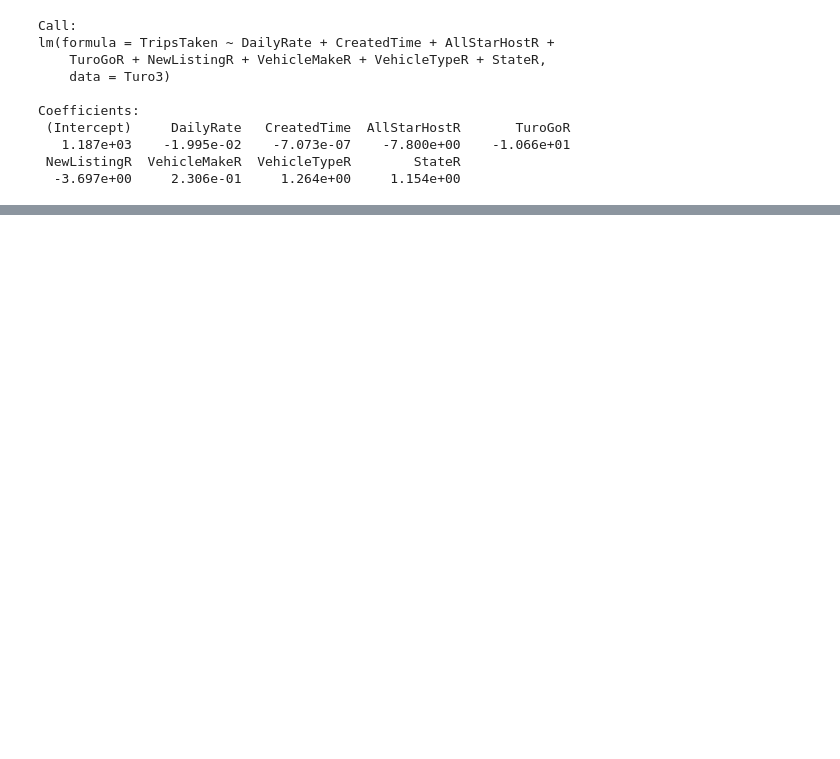
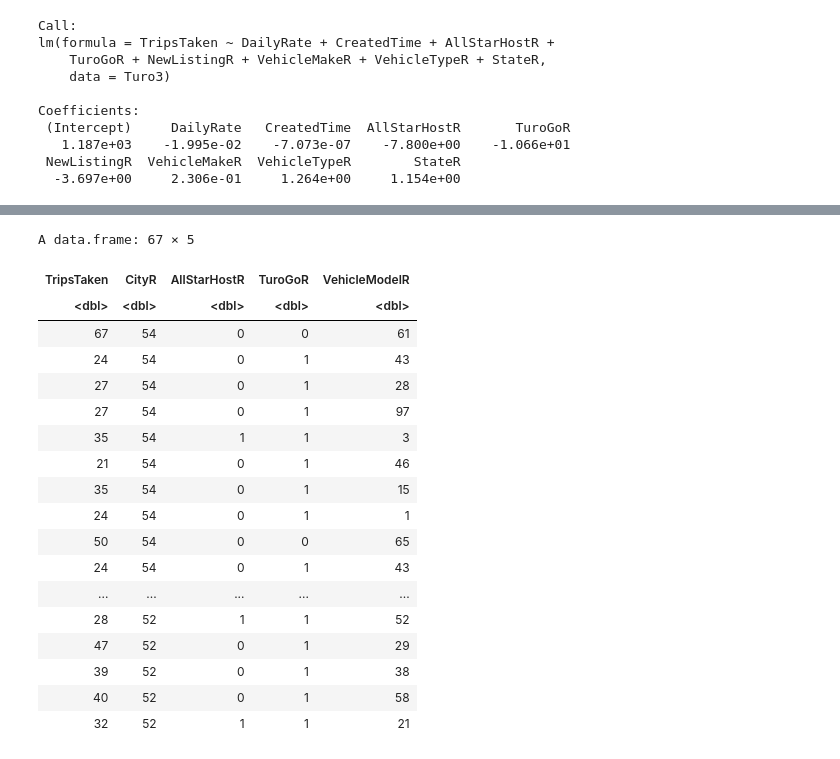
Before and after one commit to RoNarh/Turo-Market-Analysis, a Jupyter notebook: 1-Final Project Turo - R.ipynb, the cells around one changed output, grey strips where cells are left out. Drawn from its saved outputs; the diff is of its cells as text; code cells hidden in the pictures; blank space fills up the shorter version.

```diff
--- a/1-Final Project Turo - R.ipynb
+++ b/1-Final Project Turo - R.ipynb
@@ -2191,0 +2486,2 @@ Verifying the backwards regression - I only have Coefficients, no sinficant code
+# %%
+Turo7=subset(Turo2, select=c(TripsTaken, CityR, AllStarHostR, TuroGoR, VehicleModelR))
@@ -2191,0 +2500,24 @@ Verifying the backwards regression - I only have Coefficients, no sinficant code
+# %%
+Turo7<-subset(Turo7, TripsTaken>20)
+# %%
+Turo7%>%filter(CityR %in% c(52, 54, 55))
+# %% [output]
+A data.frame: 67 × 5
+| TripsTaken | CityR | AllStarHostR | TuroGoR | VehicleModelR |
+| <dbl> | <dbl> | <dbl> | <dbl> | <dbl> |
+| 67 | 54 | 0 | 0 | 61 |
+| 24 | 54 | 0 | 1 | 43 |
+| 27 | 54 | 0 | 1 | 28 |
+| 27 | 54 | 0 | 1 | 97 |
+| 35 | 54 | 1 | 1 | 3 |
+| 21 | 54 | 0 | 1 | 46 |
+| 35 | 54 | 0 | 1 | 15 |
+| 24 | 54 | 0 | 1 | 1 |
+| 50 | 54 | 0 | 0 | 65 |
+| 24 | 54 | 0 | 1 | 43 |
+| ... | ... | ... | ... | ... |
+| 28 | 52 | 1 | 1 | 52 |
+| 47 | 52 | 0 | 1 | 29 |
+| 39 | 52 | 0 | 1 | 38 |
+| 40 | 52 | 0 | 1 | 58 |
+| 32 | 52 | 1 | 1 | 21 |
```
Also changed, not shown: parts of 140 cells of this notebook.
